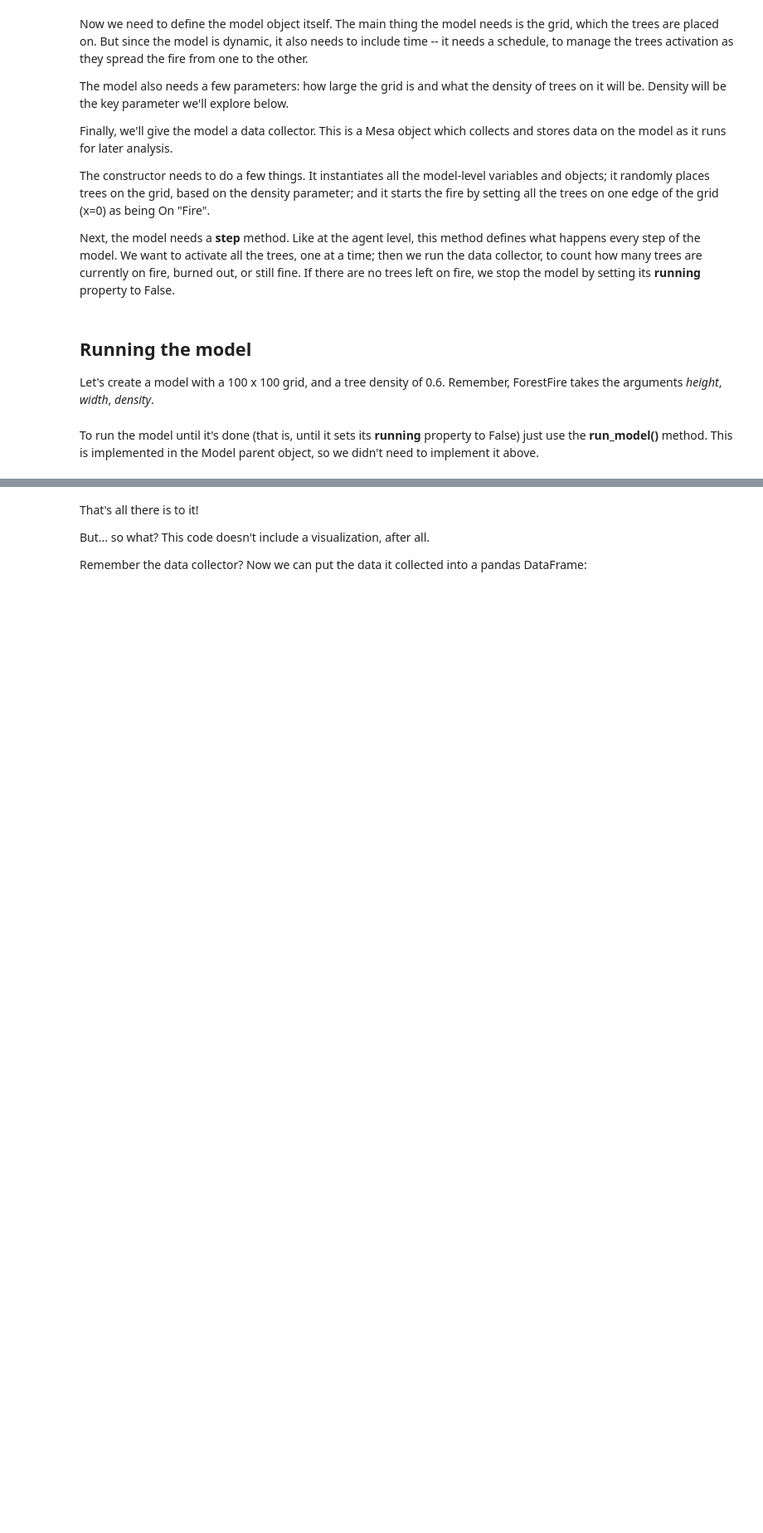
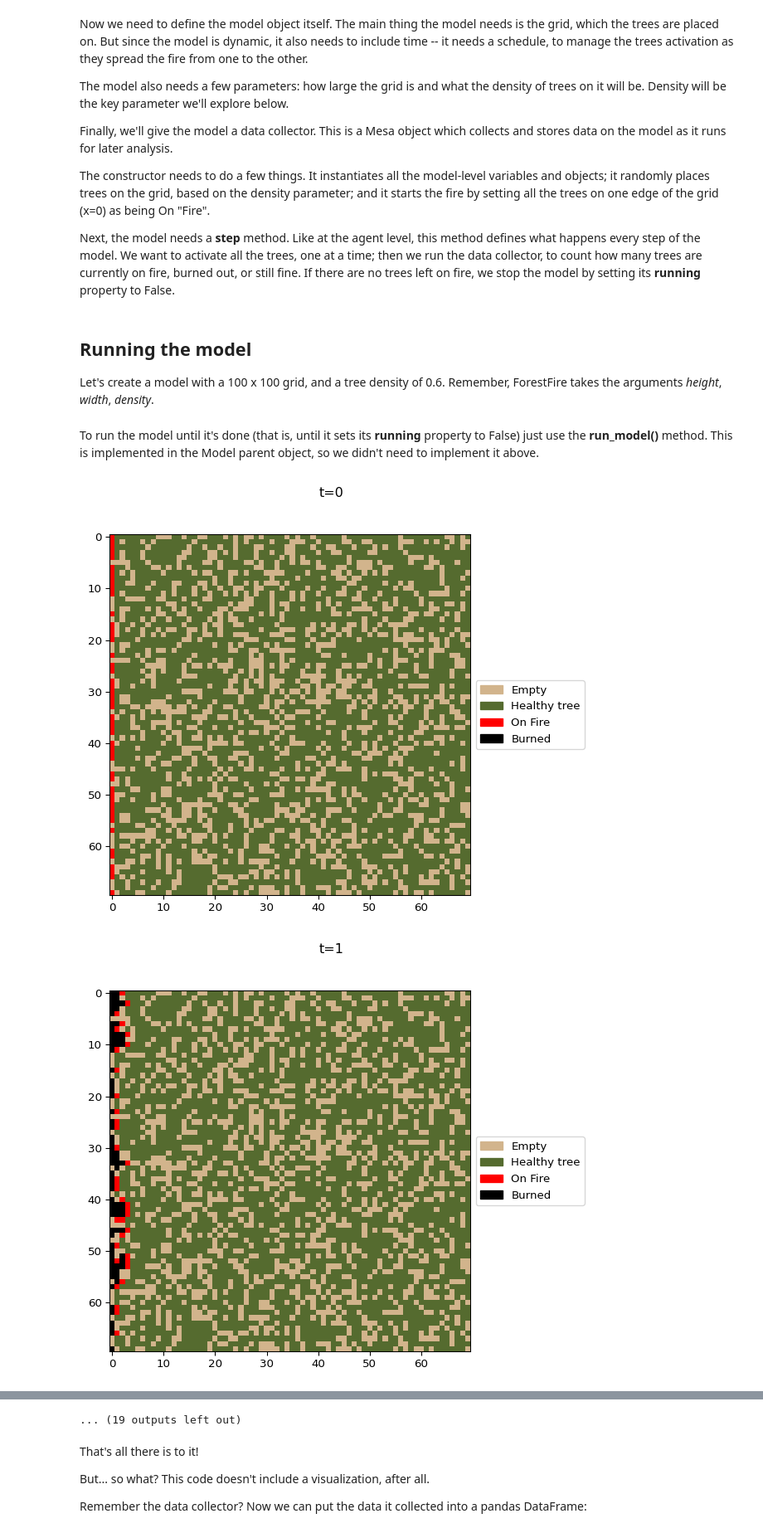
Before and after one commit to eogit/gy7709, a Jupyter notebook: Forest_Fire_Model.ipynb, the cells around one changed output, grey strips where cells are left out. Shown at 83% size. Cells and saved outputs as stored; diff of their text form; code cells hidden in the pictures; blank space fills up the shorter version.

```diff
--- a/Forest_Fire_Model.ipynb
+++ b/Forest_Fire_Model.ipynb
@@ -138,12 +136,18 @@ class ForestFire(Model):
             for y in range(self.height):
                 if self.random.random() < self.density:
                     # Create a tree
-                    new_tree = TreeCell(self, (x, y))
+                    new_tree = TreeCell(self, (y, x))
                     # Set all trees in the first column on fire.
                     if x == 0:
                         new_tree.condition = "On Fire"
+                        #print("IGNITING "+str(y)+" "+str(x))
                     self.grid[y][x] = new_tree
                     self.schedule.add(new_tree)
+
+        #######################
+        # TODO: could introduce a clumped distribution here
+        #######################
+
         self.running = True
 
     def step(self):
@@ -173,15 +177,23 @@ Let's create a model with a 100 x 100 grid, and a tree density of 0.6. Remember,
 # %% [markdown]
 To run the model until it's done (that is, until it sets its **running** property to False) just use the **run_model()** method. This is implemented in the Model parent object, so we didn't need to implement it above.
 # %%
+timesteps = 30
+model = ForestFire(70,70,0.7) # create a model object
+
+figsize = (8, 6) # figure size in inches
+
 allsteps = []
-timesteps = 60
-model = ForestFire(100,100,0.6)
+
 for t in range(timesteps):
+    # Store the model state
+    for agent in model.schedule.agents:
+        allsteps.append((t, agent.pos, agent.condition))
     # Run the model
     model.step()
-    # Store the results
-    for agent in model.schedule.agents:
-        allsteps.append((t, agent.pos, agent.condition))
+
+# Store the final model state
+for agent in model.schedule.agents:
+    allsteps.append((timesteps, agent.pos, agent.condition))
 
 df = pd.DataFrame(allsteps, columns = ['t', 'pos', 'state'])
 
@@ -197,6 +209,7 @@ filelist = [] # store list of file names of grid maps
 for t in range(timesteps):
     cells = np.zeros((model.grid.width, model.grid.height))
     this_agent_team = df.loc[df['t'] == t]
+    #print(this_agent_team)
     n_agents = this_agent_team.shape[0]
     for this_agent in range(this_agent_team.shape[0]):
         y = this_agent_team.loc[t * n_agents + this_agent]['pos'][0]
@@ -210,7 +223,6 @@ for t in range(timesteps):
             cell = 3
         cells[y,x] = cell
 
-    print(cells.sum())
 
     # ------- begin plotting ---------------------
 
@@ -225,15 +237,15 @@ for t in range(timesteps):
     colours = list(cmap_reds(np.arange(len(boundaries))))
 
     # replace colours with our own colour scheme
-    colours[0] = "white"
-    colours[1] = "green"
+    colours[0] = "tan"
+    colours[1] = "darkolivegreen"
     colours[2] = "red"
     colours[3] = "black"
 
     mycmp = matplotlib.colors.ListedColormap(colours[:-1], "")
     mycmp.set_over(colours[-1]) # set over-colour to last colour of list
 
-    fig = plt.figure() # create a figure
+    fig = plt.figure(figsize=figsize, dpi=96, facecolor='w') # create a figure
     ax = plt.subplot(111) # add an axis object
 
     # Shrink current axis by 20% to make room for the legend
@@ -243,30 +255,33 @@ for t in range(timesteps):
     # Put a legend to the right of the current axis
     legend_elements = [Patch(facecolor=colours[0], edgecolor=colours[0], label='Empty'),
                       Patch(facecolor=colours[1], edgecolor=colours[1], label='Healthy tree'),
                       Patch(facecolor=colours[2], edgecolor=colours[2], label='On Fire'),
                       Patch(facecolor=colours[3], edgecolor=colours[3], label='Burned')
                       ]
     ax.legend(handles=legend_elements, loc='center left', bbox_to_anchor=(1, 0.5))
 
     # add a figure title
     fig.suptitle('t='+str(t))
 
     # show the plot on screen
     cm = plt.imshow(cells, cmap=mycmp,
         norm = matplotlib.colors.BoundaryNorm(boundaries, ncolors=len(boundaries)-1, clip=False)
     )
     plt.show()
 
     # save the plot
     filename = "firemodel_" + str(t) + ".jpg"
     fig.savefig(filename)
     filelist.append(filename)
     plt.close()
     # ------- end of plotting ---------------------
 
 imagestack = []
 for filename in filelist:
     imagestack.append(imageio.imread(filename))
 kargs = { 'duration': 0.5 }
 imageio.mimsave('abm_movie.gif', imagestack, loop=0, **kargs)
 print('Created file: abm_movie.gif')
+# %% [output]
+[figure, added]
+[figure, added]
@@ -273,3 +298,4 @@ print('Created file: abm_movie.gif')
+... (19 outputs left out)
 # %% [markdown]
 That's all there is to it!
 
```
Also changed, not shown: parts of 10 cells of this notebook.
